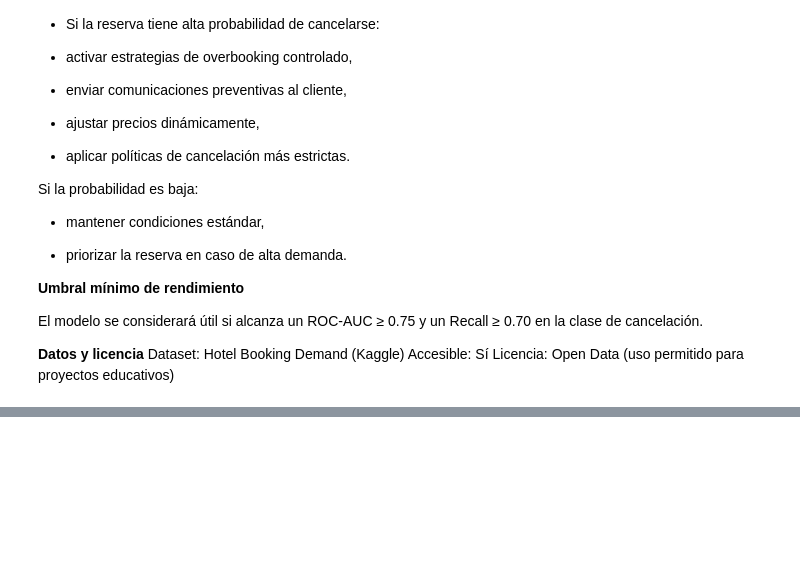
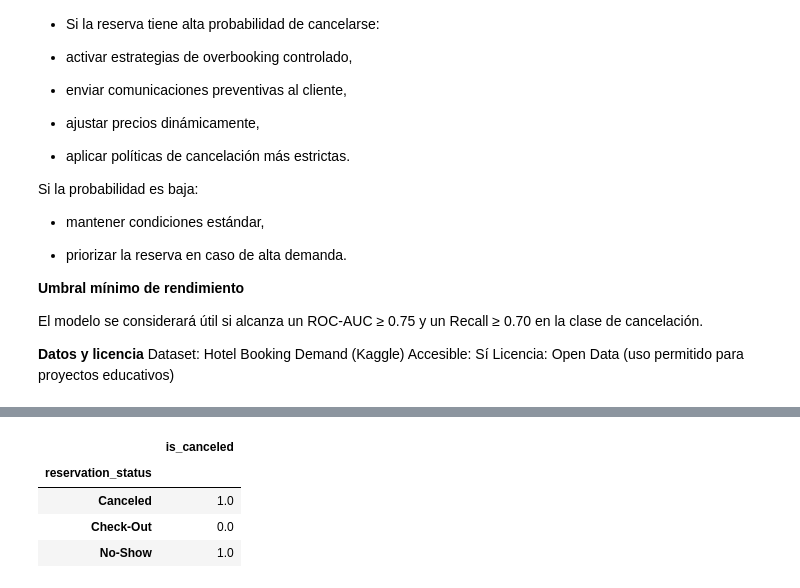
Before and after one commit to mrguezrodriguez/ML_hotel_bookings, a Jupyter notebook: main.ipynb, the cells around one changed output, grey strips where cells are left out. Drawn from its saved outputs; the diff is of its cells as text; code cells hidden in the pictures; blank space fills up the shorter version.

```diff
--- a/main.ipynb
+++ b/main.ipynb
@@ -65,0 +129,8 @@ Licencia: Open Data (uso permitido para proyectos educativos)
+# %%
+df[['reservation_status', 'is_canceled']].groupby('reservation_status').mean()
+# %% [output]
+|  | is_canceled |
+| reservation_status |  |
+| Canceled | 1.0 |
+| Check-Out | 0.0 |
+| No-Show | 1.0 |
```
Also changed, not shown: parts of 14 cells of this notebook.
